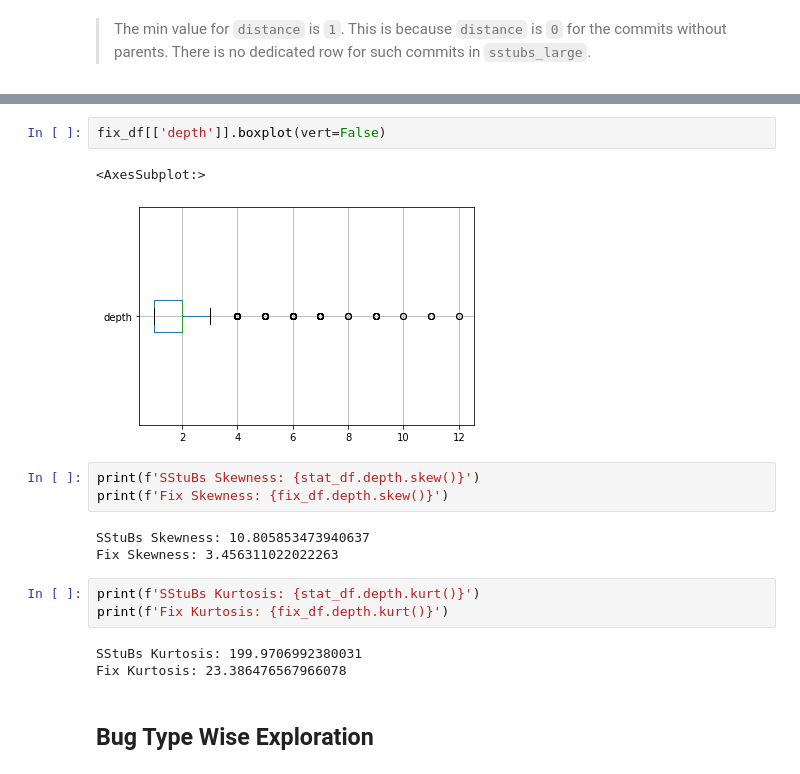
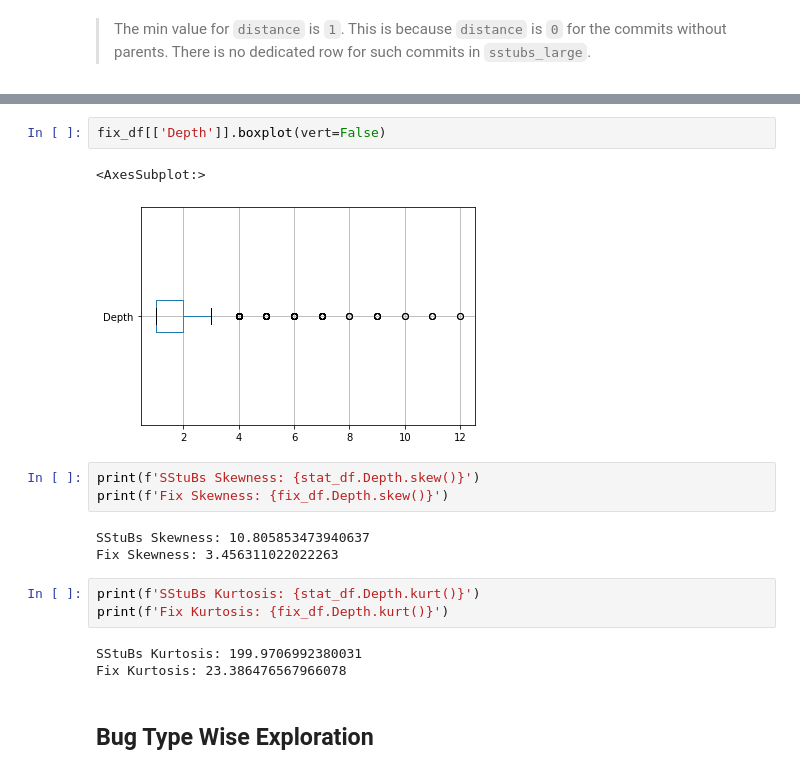
Before and after one commit to parvezmrobin/msr-2021, a Jupyter notebook: notebooks/RQ1.ipynb, the cells around one changed output, grey strips where cells are left out. Cells and saved outputs as stored; diff of their text form.

```diff
--- a/notebooks/RQ1.ipynb
+++ b/notebooks/RQ1.ipynb
@@ -87,19 +87,19 @@ fix_df.describe(percentiles=[.25, .50, .825, .90, .99, .999])
 | 99.9% | 10.408 |
 | max | 12.000 |
 # %%
-fix_df[['depth']].boxplot(vert=False)
+fix_df[['Depth']].boxplot(vert=False)
 # %% [output]
 <AxesSubplot:>
-[figure, old version]
+[figure, new version]
 # %%
-print(f'SStuBs Skewness: {stat_df.depth.skew()}')
-print(f'Fix Skewness: {fix_df.depth.skew()}')
+print(f'SStuBs Skewness: {stat_df.Depth.skew()}')
+print(f'Fix Skewness: {fix_df.Depth.skew()}')
 # %% [output]
 SStuBs Skewness: 10.805853473940637
 Fix Skewness: 3.456311022022263
 # %%
-print(f'SStuBs Kurtosis: {stat_df.depth.kurt()}')
-print(f'Fix Kurtosis: {fix_df.depth.kurt()}')
+print(f'SStuBs Kurtosis: {stat_df.Depth.kurt()}')
+print(f'Fix Kurtosis: {fix_df.Depth.kurt()}')
 # %% [output]
 SStuBs Kurtosis: 199.9706992380031
 Fix Kurtosis: 23.386476567966078
```
Also changed, not shown: parts of 18 cells of this notebook, 1 other file.
